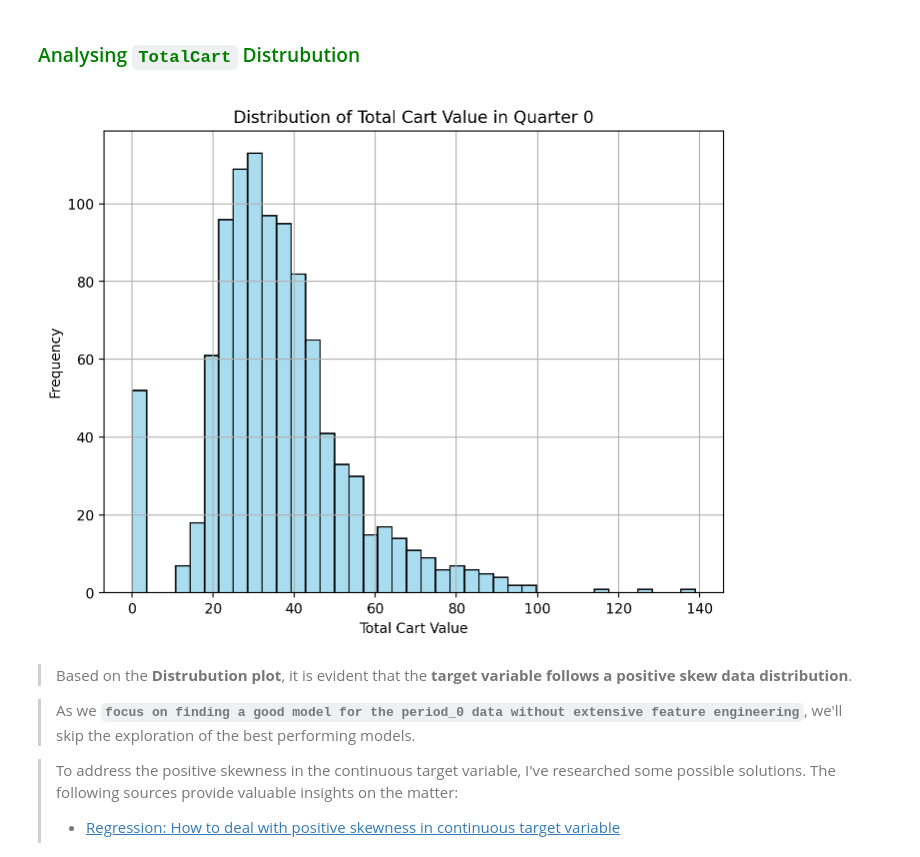
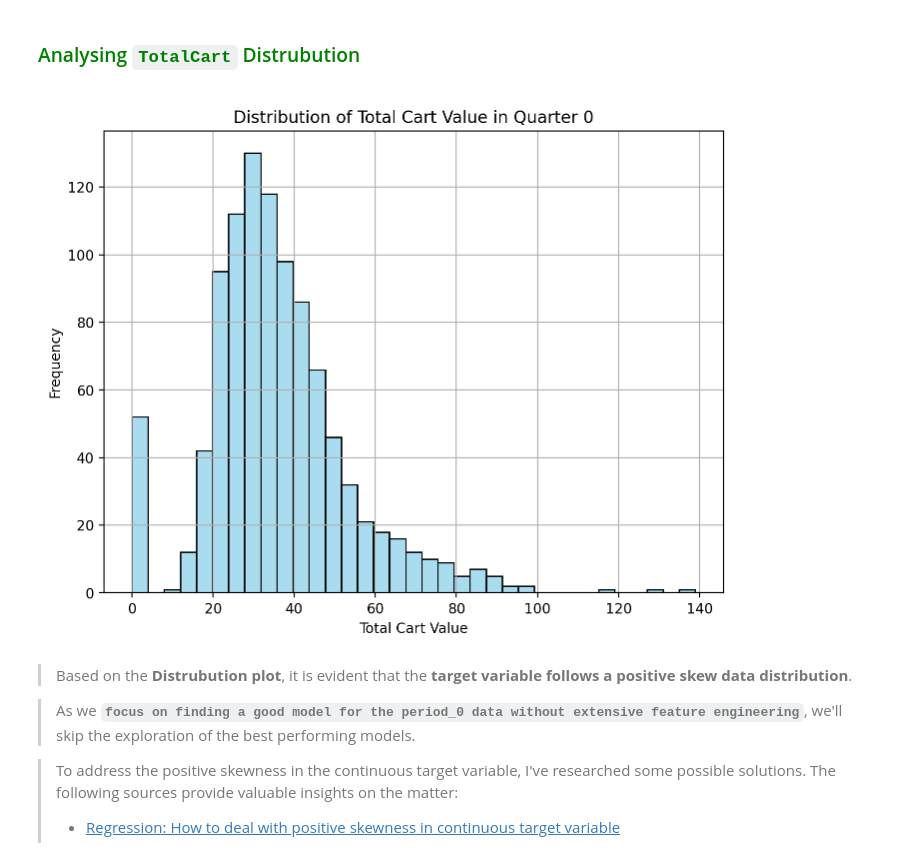
Before and after one commit to labrijisaad/Technical-Test-AXA-Direct-Assurance, a Jupyter notebook: notebooks/TestTechniqueDerive_Sujet.ipynb, the cells around one changed output. Cells and saved outputs as stored; diff of their text form; code cells hidden in the pictures.

```diff
--- a/notebooks/TestTechniqueDerive_Sujet.ipynb
+++ b/notebooks/TestTechniqueDerive_Sujet.ipynb
@@ -187,15 +187,19 @@ quarter_0.describe() #shows count, mean, std etc. for each column
 # %% [markdown]
 ### <p style="text-align:left"><span style="color:green">Analysing `TotalCart` Distrubution</span></p>
 # %%
+# Setting the number of bins
+num_bins = 35
+
+# ploting the histplot
 plt.figure(figsize=(8, 6))
-sns.histplot(data=quarter_0, x="TotalCart", color='skyblue', edgecolor='black', alpha=0.7)
+sns.histplot(data=quarter_0, x="TotalCart", color='skyblue', edgecolor='black', alpha=0.7, bins=num_bins)
 plt.xlabel("Total Cart Value")
 plt.ylabel("Frequency")
 plt.title("Distribution of Total Cart Value in Quarter 0")
 plt.grid(True)
 plt.show()
 # %% [output]
-[figure, old version]
+[figure, new version]
 # %% [markdown]
 > Based on the **Distrubution plot**, it is evident that the **target variable follows a positive skew data distribution**.
 
```
Also changed, not shown: parts of 23 cells of this notebook.
